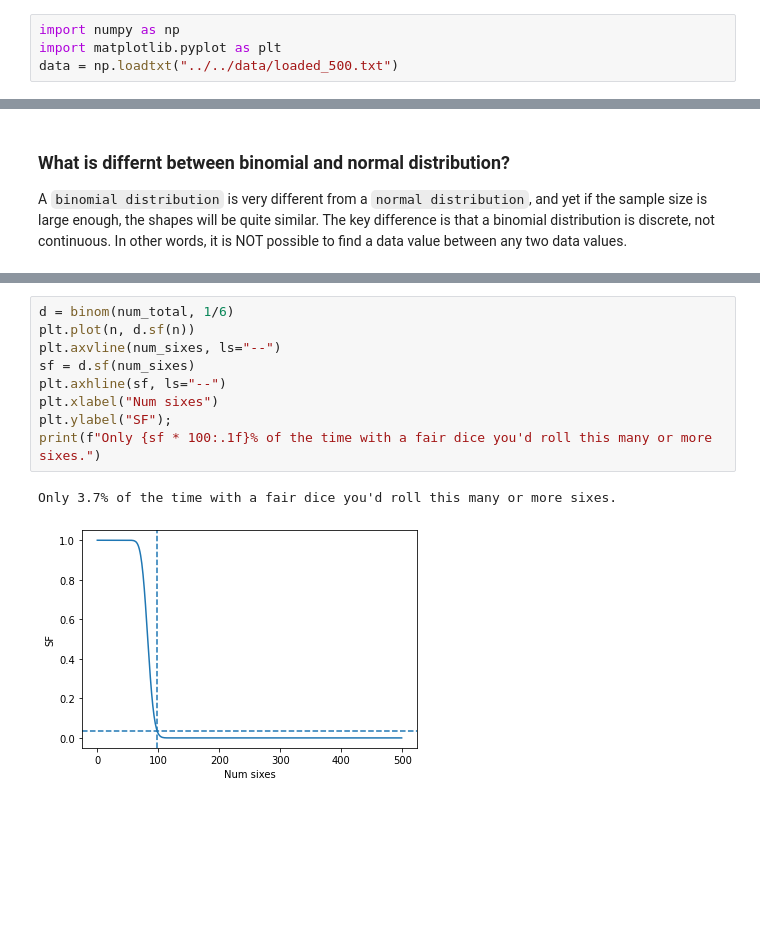
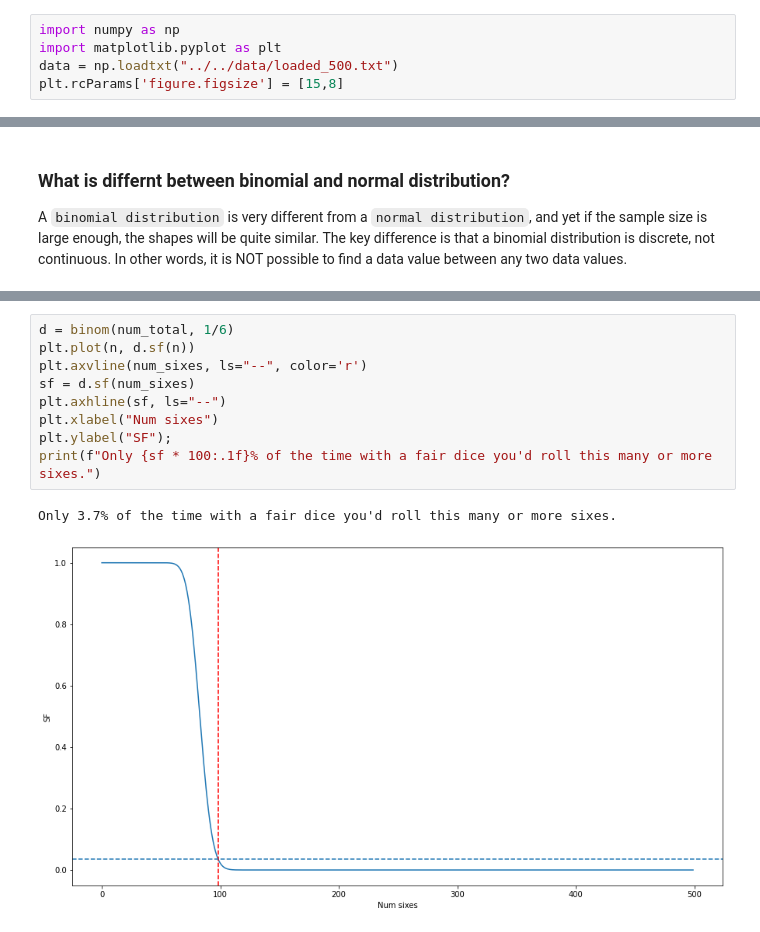
Before and after one commit to abbasmalekpour/AdalegIT, a Jupyter notebook: notebooks/08-Hypothesis Testing/00-Loaded_Die.ipynb, the cells around one changed output, grey strips where cells are left out. Cells and saved outputs as stored; diff of their text form; blank space fills up the shorter version.

```diff
--- a/notebooks/08-Hypothesis Testing/00-Loaded_Die.ipynb
+++ b/notebooks/08-Hypothesis Testing/00-Loaded_Die.ipynb
@@ -15,6 +15,7 @@ Let's answer the question rigorously.
 import numpy as np
 import matplotlib.pyplot as plt
 data = np.loadtxt("../../data/loaded_500.txt")
+plt.rcParams['figure.figsize'] = [15,8]
 # %% [markdown]
 ### Visualising
 
@@ -58,12 +68,12 @@ plt.legend();
 # %%
 d = binom(num_total, 1/6)
 plt.plot(n, d.sf(n))
-plt.axvline(num_sixes, ls="--")
+plt.axvline(num_sixes, ls="--", color='r')
 sf = d.sf(num_sixes)
 plt.axhline(sf, ls="--")
 plt.xlabel("Num sixes")
 plt.ylabel("SF");
 print(f"Only {sf * 100:.1f}% of the time with a fair dice you'd roll this many or more sixes.")
 # %% [output]
 Only 3.7% of the time with a fair dice you'd roll this many or more sixes.
-[figure, old version]
+[figure, new version]
```
Also changed, not shown: parts of 3 cells of this notebook, 4 other files.
